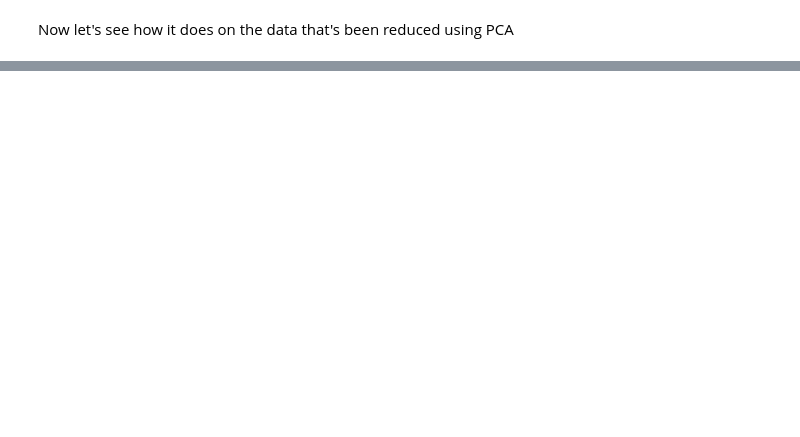
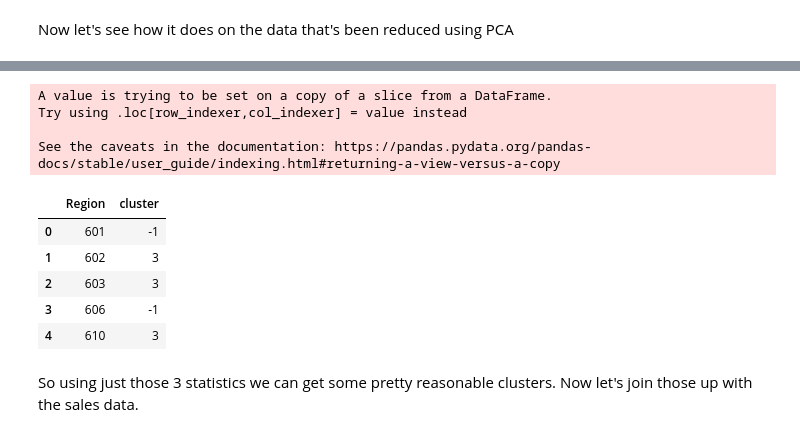
Before and after one commit to joshuajnoble/w207_group_project, a Jupyter notebook: demographics_clustering_DBSCAN.ipynb, the cells around one changed output, grey strips where cells are left out. Saved outputs shown, nothing was run; the diff lists cells and outputs as text; code cells hidden in the pictures; blank space fills up the shorter version.

```diff
--- a/demographics_clustering_DBSCAN.ipynb
+++ b/demographics_clustering_DBSCAN.ipynb
@@ -409,0 +502,18 @@ for cs in cluster_sizes:
+# %%
+clusters = reduced_demos[['zip']]
+clusters["cluster"] = labels
+clusters = clusters.rename(columns={"zip":"Region"})
+clusters.head()
+# %% [output]
+A value is trying to be set on a copy of a slice from a DataFrame.
+Try using .loc[row_indexer,col_indexer] = value instead
+
+See the caveats in the documentation: https://pandas.pydata.org/pandas-docs/stable/user_guide/indexing.html#returning-a-view-versus-a-copy
+|  | Region | cluster |
+| 0 | 601 | -1 |
+| 1 | 602 | 3 |
+| 2 | 603 | 3 |
+| 3 | 606 | -1 |
+| 4 | 610 | 3 |
+# %% [markdown]
+So using just those 3 statistics we can get some pretty reasonable clusters. Now let's join those up with the sales data.
```
Also changed, not shown: parts of 14 cells of this notebook.
